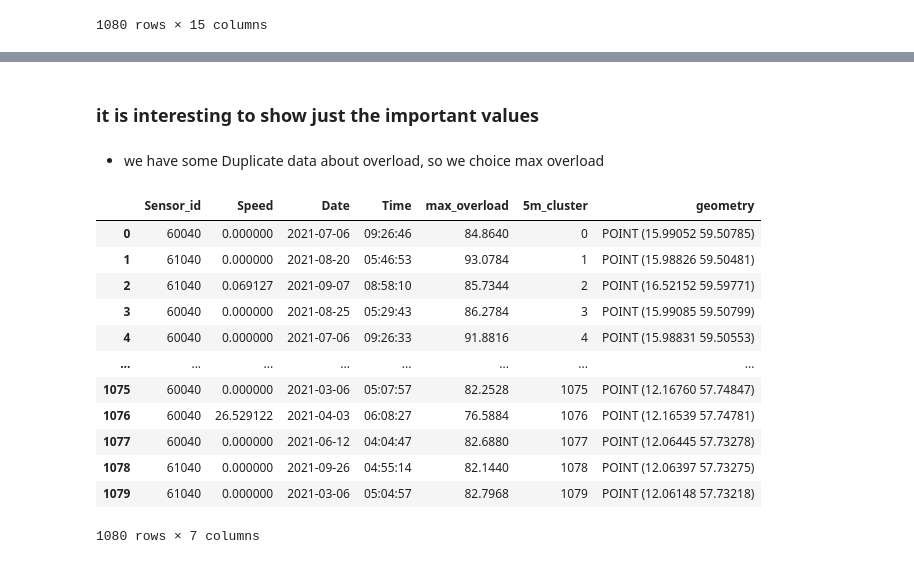
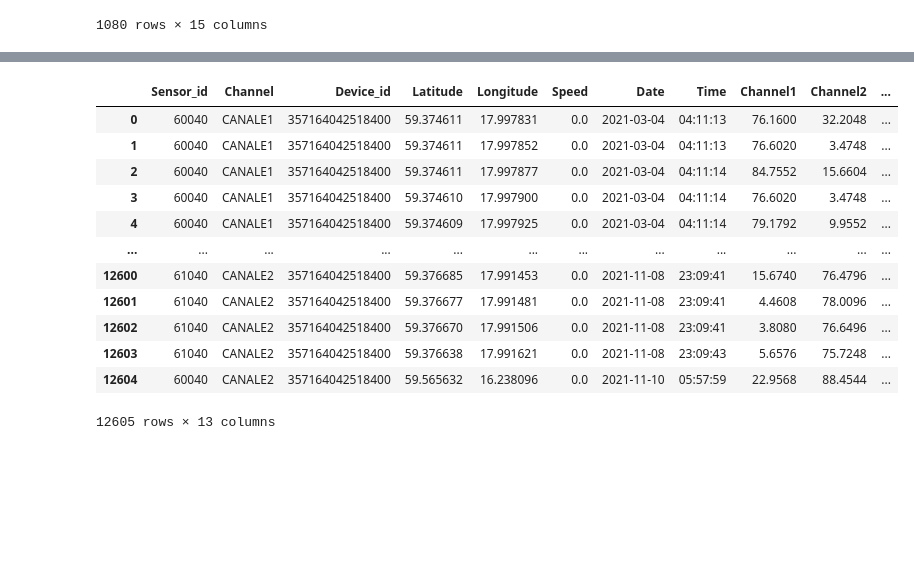
Before and after one commit to OmidSa75/Data_scinece-Smartset-overloads-PoliMI, a Jupyter notebook: main.ipynb, the cells around one changed output, grey strips where cells are left out. Cells and saved outputs as stored; diff of their text form; code cells hidden in the pictures; blank space fills up the shorter version.

```diff
--- a/main.ipynb
+++ b/main.ipynb
@@ -384,21 +368,0 @@ df1_imp_copy
-# %% [markdown]
-### it is interesting to show just the important values
-# %% [markdown]
-* we have some Duplicate data about overload, so we choice max overload
-# %%
-df1_important = important_nodes_df[['Sensor_id', 'Speed', 'Date', 'Time','max_overload', '5m_cluster', 'geometry']]
-df1_important
-# %% [output]
-|  | Sensor_id | Speed | Date | Time | max_overload | 5m_cluster | geometry |
-| 0 | 60040 | 0.000000 | 2021-07-06 | 09:26:46 | 84.8640 | 0 | POINT (15.99052 59.50785) |
-| 1 | 61040 | 0.000000 | 2021-08-20 | 05:46:53 | 93.0784 | 1 | POINT (15.98826 59.50481) |
-| 2 | 61040 | 0.069127 | 2021-09-07 | 08:58:10 | 85.7344 | 2 | POINT (16.52152 59.59771) |
-| 3 | 60040 | 0.000000 | 2021-08-25 | 05:29:43 | 86.2784 | 3 | POINT (15.99085 59.50799) |
-| 4 | 60040 | 0.000000 | 2021-07-06 | 09:26:33 | 91.8816 | 4 | POINT (15.98831 59.50553) |
-| ... | ... | ... | ... | ... | ... | ... | ... |
-| 1075 | 60040 | 0.000000 | 2021-03-06 | 05:07:57 | 82.2528 | 1075 | POINT (12.16760 57.74847) |
-| 1076 | 60040 | 26.529122 | 2021-04-03 | 06:08:27 | 76.5884 | 1076 | POINT (12.16539 57.74781) |
-| 1077 | 60040 | 0.000000 | 2021-06-12 | 04:04:47 | 82.6880 | 1077 | POINT (12.06445 57.73278) |
-| 1078 | 61040 | 0.000000 | 2021-09-26 | 04:55:14 | 82.1440 | 1078 | POINT (12.06397 57.73275) |
-| 1079 | 61040 | 0.000000 | 2021-03-06 | 05:04:57 | 82.7968 | 1079 | POINT (12.06148 57.73218) |
-1080 rows × 7 columns
@@ -404,0 +371,46 @@ df1_important
+# %%
+# Calculate velocity on complete data
+df1_copy = df1.copy()
+datetime = list(map(' '.join, df1_copy[['Date', 'Time']].values.tolist()))
+df1_copy['Datetime'] = pd.to_datetime(pd.Series(datetime))
+
+df1_copy = df1_copy.sort_values('Datetime')
+
+total_velocity = []
+for date in np.unique(df1_copy['Date'].values).tolist():  # select the unique values of the dates and convert it to list
+    temp_df = df1_copy.loc[df1_copy['Date'] == date]
+    coords = temp_df[['Latitude', 'Longitude']].values
+    x1 = coords[:-1]
+    x2 = coords[1:]
+    if not x1.tolist():
+        velocity = [0]
+        total_velocity += velocity
+        continue
+
+    delta_x = np.linalg.norm(x2 - x1, axis=1)
+    delta_x_meter = delta_x / (five_meter_degree / 5)
+
+    time1 = temp_df['Datetime'].iloc[:-1].apply(lambda x: x.timestamp()).values # we covert to timestamp this because of zero time conversion.
+    time2 = temp_df['Datetime'].iloc[1:].apply(lambda x: x.timestamp()).values  # we covert to timestamp this because of zero time conversion.
+    delta_t = (time2 - time1) + 0.1
+    velocity = delta_x_meter / delta_t
+    velocity *= 3.6
+    velocity = [0] + velocity.tolist() # add zero for the end of line
+    total_velocity += velocity
+
+df1['velocity'] = total_velocity
+df1
+# %% [output]
+|  | Sensor_id | Channel | Device_id | Latitude | Longitude | Speed | Date | Time | Channel1 | Channel2 | ... |
+| 0 | 60040 | CANALE1 | 357164042518400 | 59.374611 | 17.997831 | 0.0 | 2021-03-04 | 04:11:13 | 76.1600 | 32.2048 | ... |
+| 1 | 60040 | CANALE1 | 357164042518400 | 59.374611 | 17.997852 | 0.0 | 2021-03-04 | 04:11:13 | 76.6020 | 3.4748 | ... |
+| 2 | 60040 | CANALE1 | 357164042518400 | 59.374611 | 17.997877 | 0.0 | 2021-03-04 | 04:11:14 | 84.7552 | 15.6604 | ... |
+| 3 | 60040 | CANALE1 | 357164042518400 | 59.374610 | 17.997900 | 0.0 | 2021-03-04 | 04:11:14 | 76.6020 | 3.4748 | ... |
+| 4 | 60040 | CANALE1 | 357164042518400 | 59.374609 | 17.997925 | 0.0 | 2021-03-04 | 04:11:14 | 79.1792 | 9.9552 | ... |
+| ... | ... | ... | ... | ... | ... | ... | ... | ... | ... | ... | ... |
+| 12600 | 61040 | CANALE2 | 357164042518400 | 59.376685 | 17.991453 | 0.0 | 2021-11-08 | 23:09:41 | 15.6740 | 76.4796 | ... |
+| 12601 | 61040 | CANALE2 | 357164042518400 | 59.376677 | 17.991481 | 0.0 | 2021-11-08 | 23:09:41 | 4.4608 | 78.0096 | ... |
+| 12602 | 61040 | CANALE2 | 357164042518400 | 59.376670 | 17.991506 | 0.0 | 2021-11-08 | 23:09:41 | 3.8080 | 76.6496 | ... |
+| 12603 | 61040 | CANALE2 | 357164042518400 | 59.376638 | 17.991621 | 0.0 | 2021-11-08 | 23:09:43 | 5.6576 | 75.7248 | ... |
+| 12604 | 60040 | CANALE2 | 357164042518400 | 59.565632 | 16.238096 | 0.0 | 2021-11-10 | 05:57:59 | 22.9568 | 88.4544 | ... |
+12605 rows × 13 columns
```
Also changed, not shown: parts of 15 cells of this notebook.
